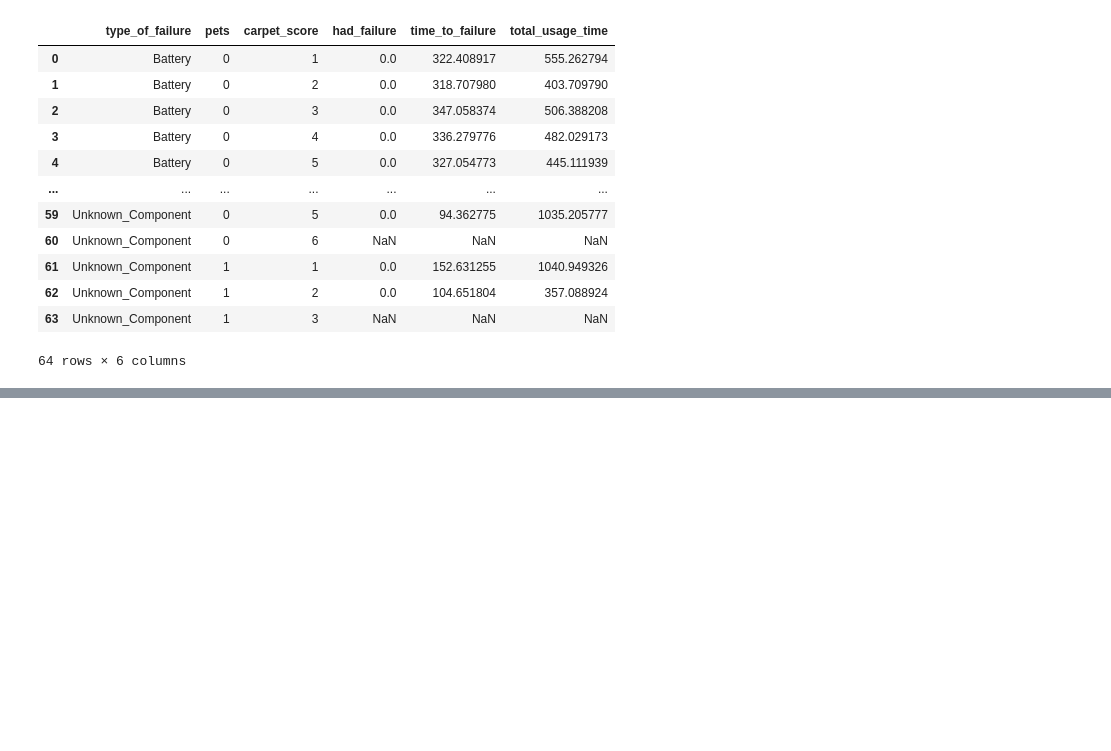
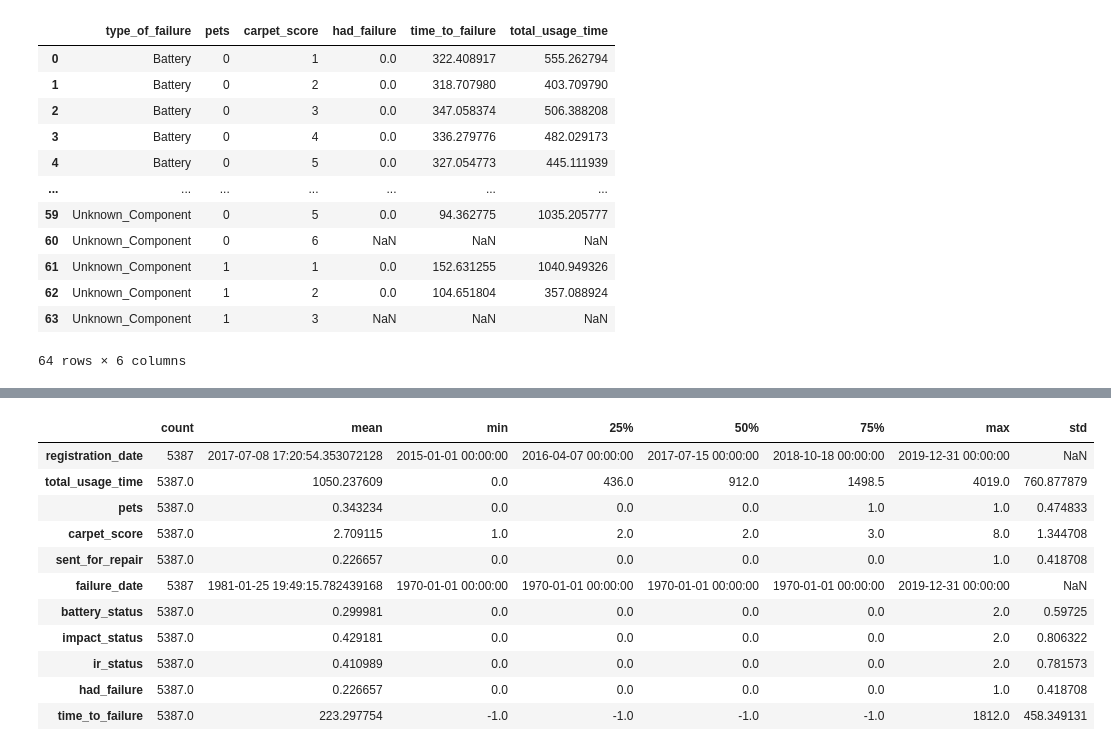
Before and after one commit to Aniket-Mishra/Group_54_2AMS11_Assignment, a Jupyter notebook: notebooks/4_checks.ipynb, the cells around one changed output, grey strips where cells are left out. Saved outputs shown, nothing was run; the diff lists cells and outputs as text; code cells hidden in the pictures; blank space fills up the shorter version.

```diff
--- a/notebooks/4_checks.ipynb
+++ b/notebooks/4_checks.ipynb
@@ -223,0 +380,3 @@ df_grouped5
+# %%
+df["registration_date"] = pd.to_datetime(df["registration_date"])
+df["failure_date"] = pd.to_datetime(df["failure_date"])
@@ -223,0 +399,15 @@ df_grouped5
+# %%
+df.describe().T
+# %% [output]
+|  | count | mean | min | 25% | 50% | 75% | max | std |
+| registration_date | 5387 | 2017-07-08 17:20:54.353072128 | 2015-01-01 00:00:00 | 2016-04-07 00:00:00 | 2017-07-15 00:00:00 | 2018-10-18 00:00:00 | 2019-12-31 00:00:00 | NaN |
+| total_usage_time | 5387.0 | 1050.237609 | 0.0 | 436.0 | 912.0 | 1498.5 | 4019.0 | 760.877879 |
+| pets | 5387.0 | 0.343234 | 0.0 | 0.0 | 0.0 | 1.0 | 1.0 | 0.474833 |
+| carpet_score | 5387.0 | 2.709115 | 1.0 | 2.0 | 2.0 | 3.0 | 8.0 | 1.344708 |
+| sent_for_repair | 5387.0 | 0.226657 | 0.0 | 0.0 | 0.0 | 0.0 | 1.0 | 0.418708 |
+| failure_date | 5387 | 1981-01-25 19:49:15.782439168 | 1970-01-01 00:00:00 | 1970-01-01 00:00:00 | 1970-01-01 00:00:00 | 1970-01-01 00:00:00 | 2019-12-31 00:00:00 | NaN |
+| battery_status | 5387.0 | 0.299981 | 0.0 | 0.0 | 0.0 | 0.0 | 2.0 | 0.59725 |
+| impact_status | 5387.0 | 0.429181 | 0.0 | 0.0 | 0.0 | 0.0 | 2.0 | 0.806322 |
+| ir_status | 5387.0 | 0.410989 | 0.0 | 0.0 | 0.0 | 0.0 | 2.0 | 0.781573 |
+| had_failure | 5387.0 | 0.226657 | 0.0 | 0.0 | 0.0 | 0.0 | 1.0 | 0.418708 |
+| time_to_failure | 5387.0 | 223.297754 | -1.0 | -1.0 | -1.0 | -1.0 | 1812.0 | 458.349131 |
```
Also changed, not shown: parts of 14 cells of this notebook, 5 other files.
